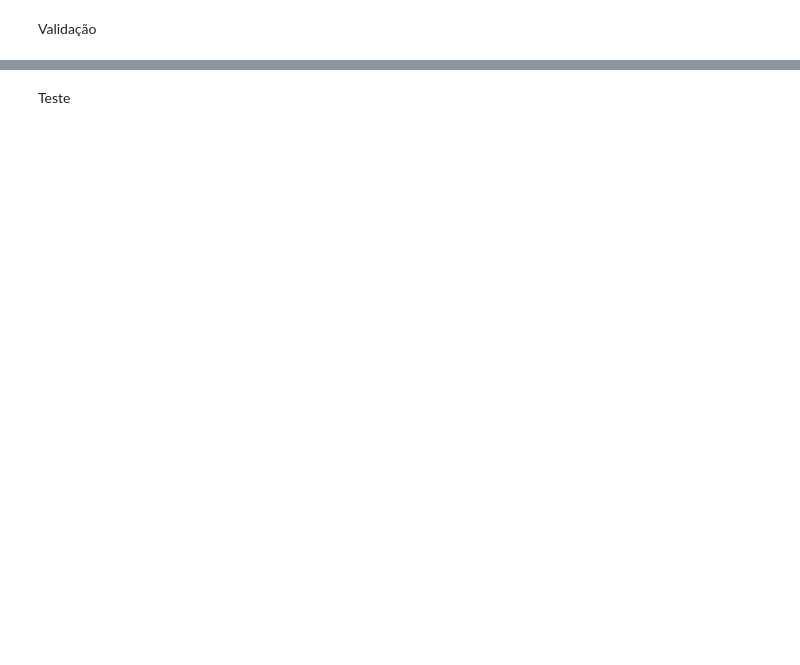
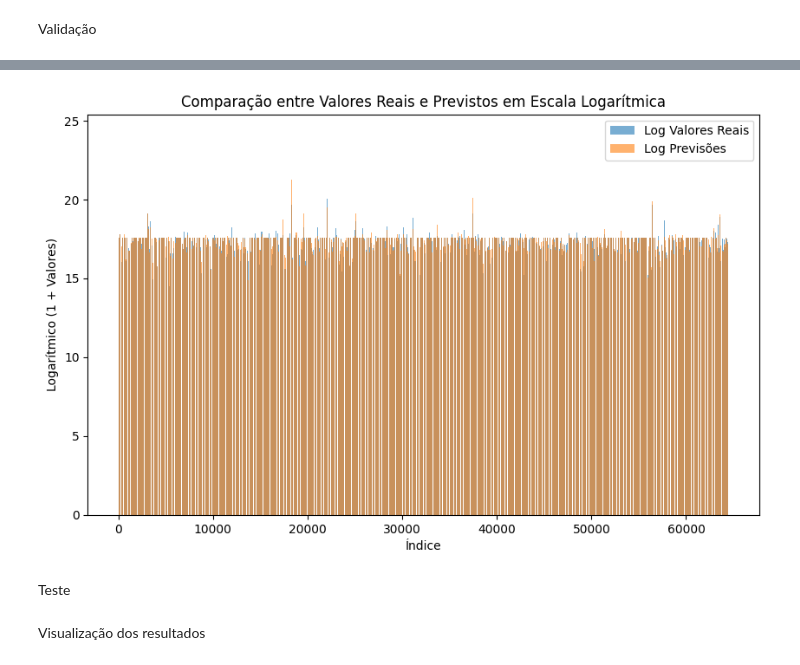
Before and after one commit to ar1vit0r/paipe, a Jupyter notebook: Paipe_Supervised_learning.ipynb, the cells around one changed output, grey strips where cells are left out. Cells and saved outputs as stored; diff of their text form; code cells hidden in the pictures; blank space fills up the shorter version.

```diff
--- a/Paipe_Supervised_learning.ipynb
+++ b/Paipe_Supervised_learning.ipynb
@@ -754,2 +482,18 @@ RMSLE: 0.0
+# %%
+# Comparar os valores reais e os valores previstos logarítmicos
+y_val_log = np.log1p(y_val_split)
+y_pred_log = np.log1p(y_val_pred)
+
+# Gráfico de barras
+plt.figure(figsize=(10, 6))
+plt.bar(range(len(y_val_log)), y_val_log, alpha=0.6, label='Log Valores Reais')
+plt.bar(range(len(y_pred_log)), y_pred_log, alpha=0.6, label='Log Previsões')
+plt.xlabel('Índice')
+plt.ylabel('Logarítmico (1 + Valores)')
+plt.title('Comparação entre Valores Reais e Previstos em Escala Logarítmica')
+plt.legend()
+plt.show()
+# %% [output]
+[figure, added]
 # %% [markdown]
 Teste
@@ -758,0 +511,2 @@ X_test = df_test.drop('TradePrice', axis=1)
+# %% [markdown]
+Visualização dos resultados
```
Also changed, not shown: parts of 60 cells of this notebook.
